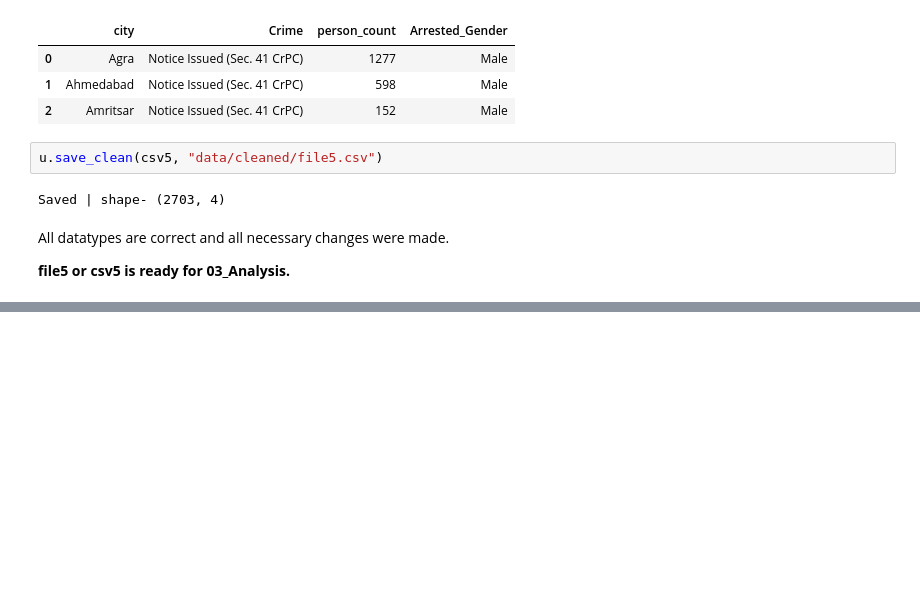
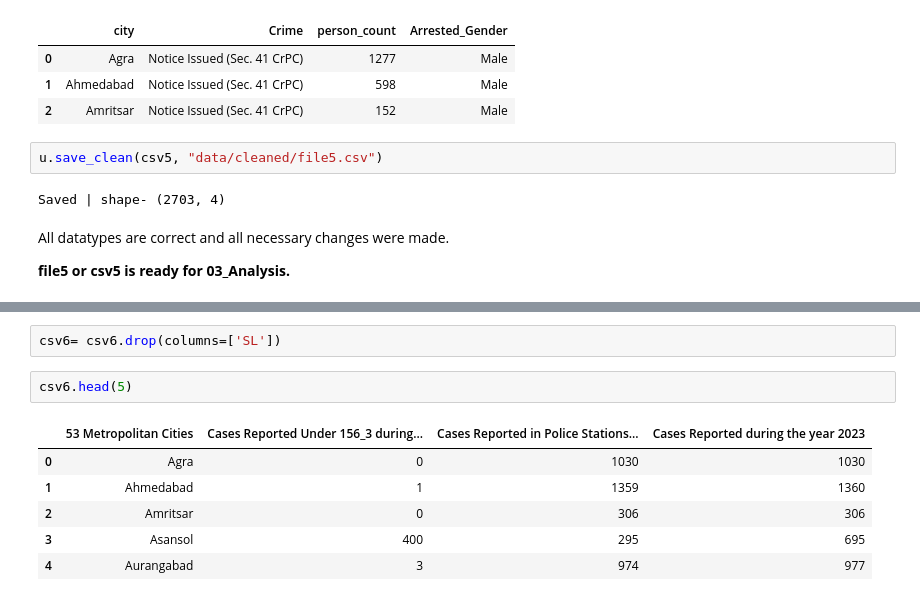
Before and after one commit to bhavya25-ds/The-Committee-Will-Look-Into-It, a Jupyter notebook: 02_Gender_Injustice/02_Cleaning.ipynb, the cells around one changed output, grey strips where cells are left out. Saved outputs shown, nothing was run; the diff lists cells and outputs as text; blank space fills up the shorter version.

```diff
--- a/02_Gender_Injustice/02_Cleaning.ipynb
+++ b/02_Gender_Injustice/02_Cleaning.ipynb
@@ -404,0 +443,11 @@ All datatypes are correct and all necessary changes were made.
+# %%
+csv6= csv6.drop(columns=['SL'])
+# %%
+csv6.head(5)
+# %% [output]
+|  | 53 Metropolitan Cities | Cases Reported Under 156_3 during... | Cases Reported in Police Stations... | Cases Reported during the year 2023 |
+| 0 | Agra | 0 | 1030 | 1030 |
+| 1 | Ahmedabad | 1 | 1359 | 1360 |
+| 2 | Amritsar | 0 | 306 | 306 |
+| 3 | Asansol | 400 | 295 | 695 |
+| 4 | Aurangabad | 3 | 974 | 977 |
```
Also changed, not shown: parts of 6 cells of this notebook, 2 other files.
